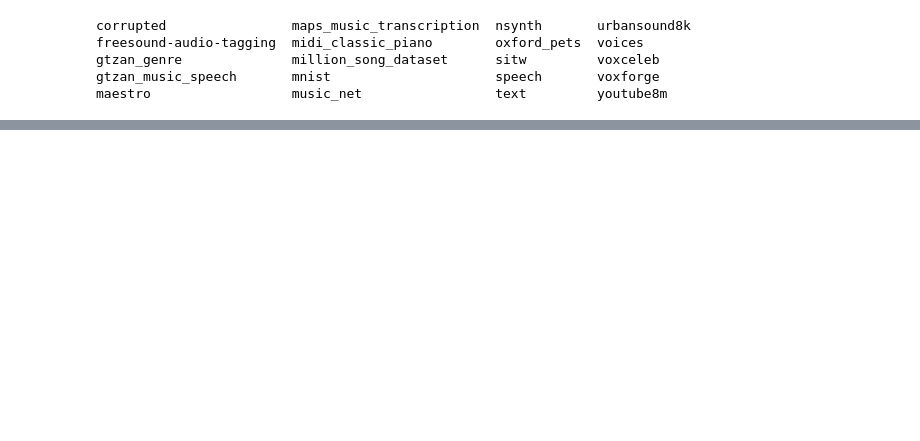
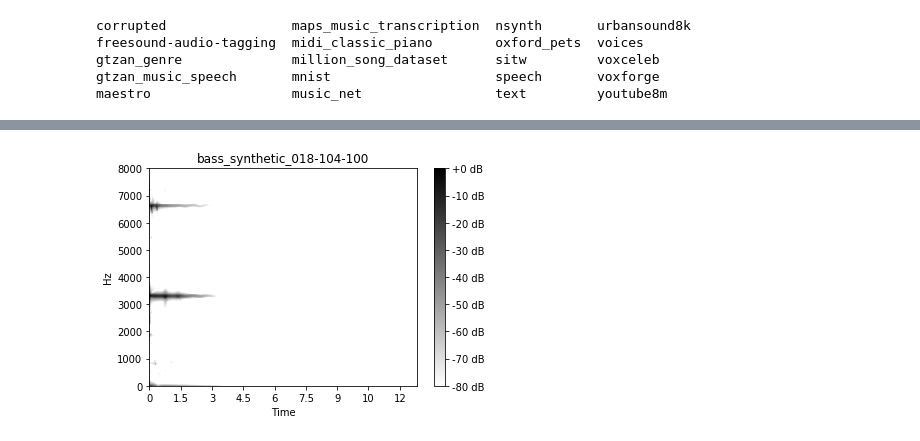
Before and after one commit to aagnone3/audio-sigproc-playground, a Jupyter notebook: nsynth_read.ipynb, the cells around one changed output, grey strips where cells are left out. Saved outputs shown, nothing was run; the diff lists cells and outputs as text; code cells hidden in the pictures; blank space fills up the shorter version.

```diff
--- a/nsynth_read.ipynb
+++ b/nsynth_read.ipynb
@@ -43,0 +74,6 @@ INFO:tensorflow:Error reported to Coordinator: <class 'tensorflow.python.framewo
+# %%
+i = 9
+plot_spec(examples[i]['audio'], sr=examples[i]['sample_rate'])
+plt.title(examples[i]['note_str'])
+ipd.Audio(examples[i]['audio'], rate=examples[i]['sample_rate'])
+# %% [output]
@@ -43,0 +81 @@ INFO:tensorflow:Error reported to Coordinator: <class 'tensorflow.python.framewo
+[figure, added]
```
Also changed, not shown: parts of 9 cells of this notebook.
